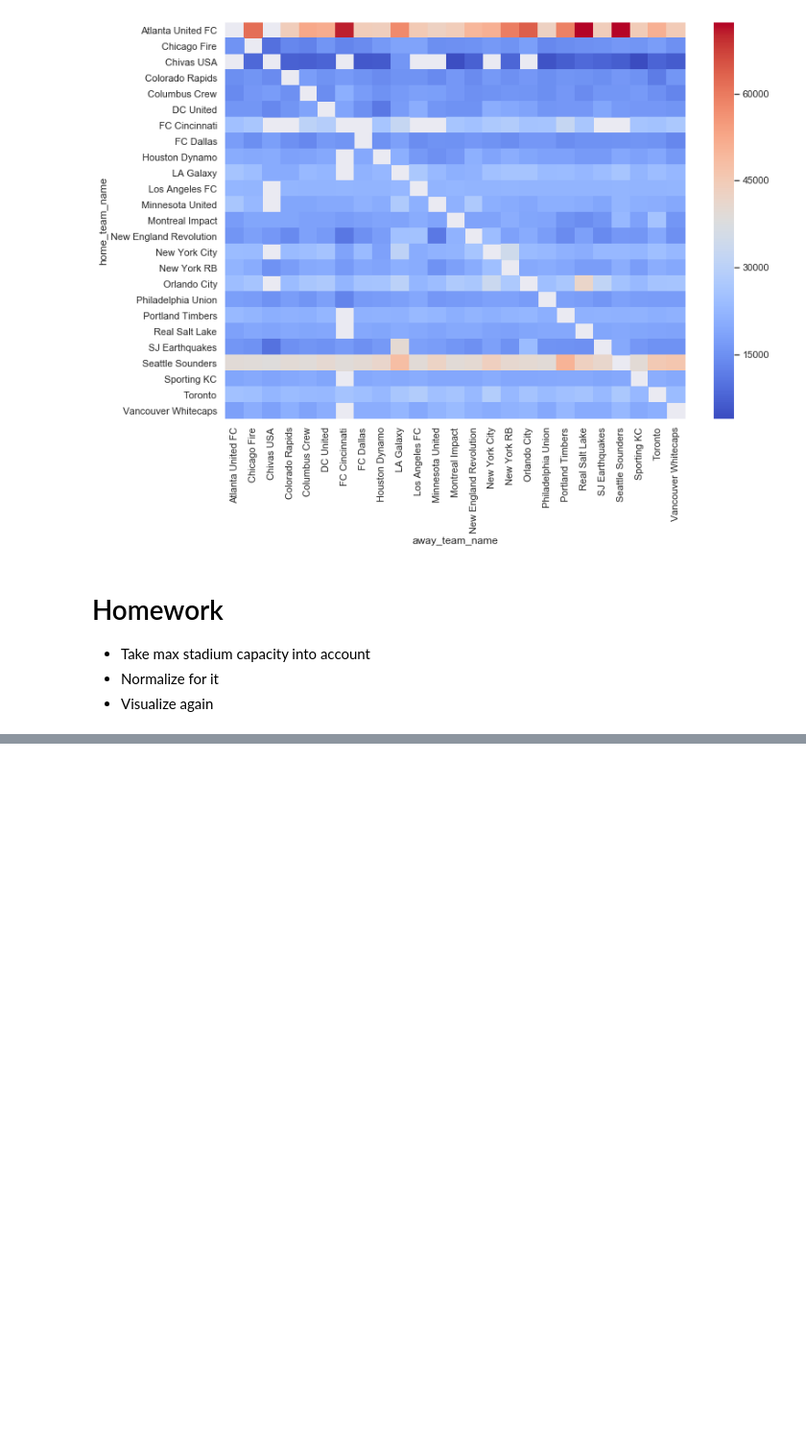
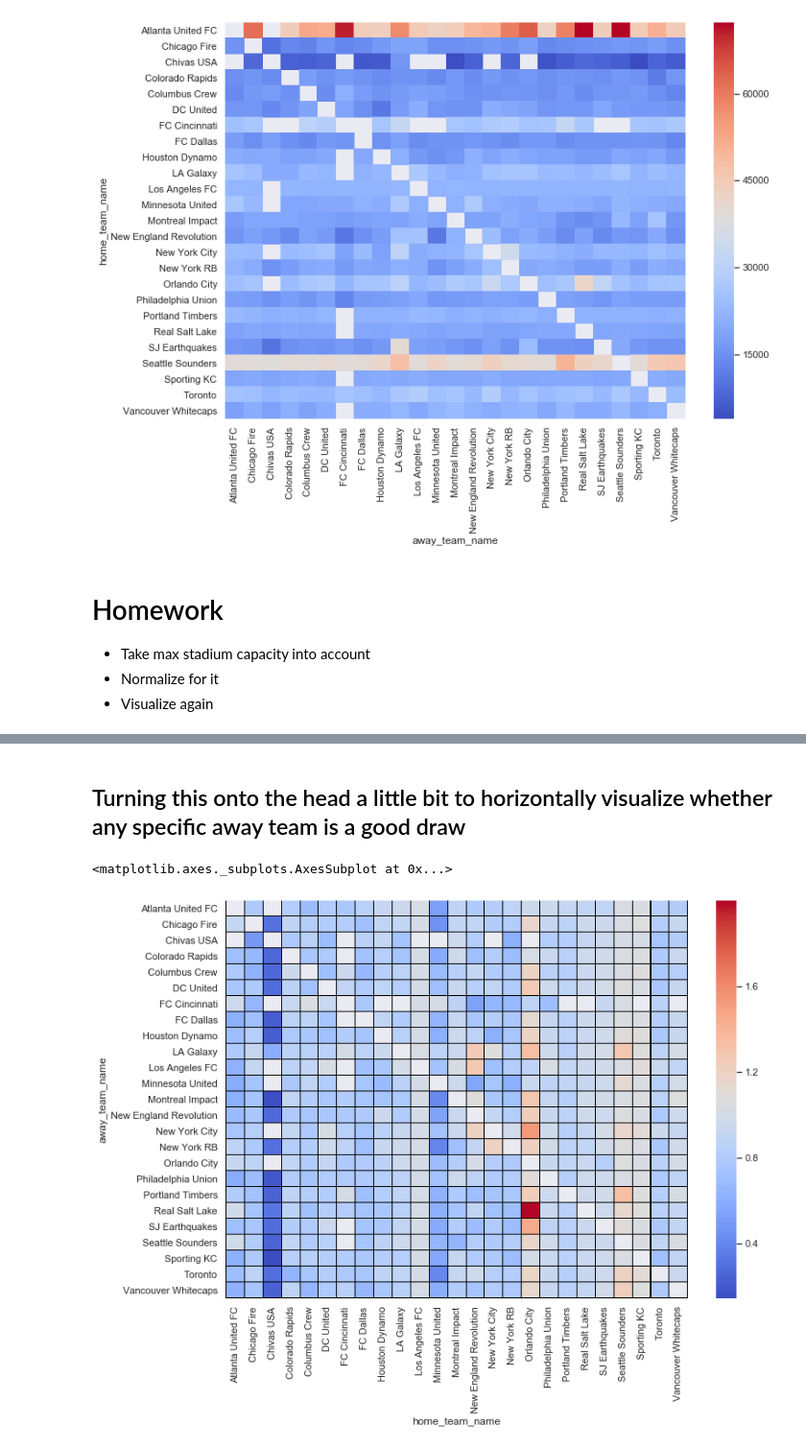
Before and after one commit to novgreenc/SportsDataStudyGroup, a Jupyter notebook: Notebooks/Attendance.ipynb, the cells around one changed output, grey strips where cells are left out. Shown at 96% size. Cells and saved outputs as stored; diff of their text form; code cells hidden in the pictures; blank space fills up the shorter version.

```diff
--- a/Notebooks/Attendance.ipynb
+++ b/Notebooks/Attendance.ipynb
@@ -74,0 +167,9 @@ sns.heatmap(table, cmap='coolwarm')
+# %% [markdown]
+## Turning this onto the head a little bit to horizontally visualize whether any specific away team is a good draw
+# %%
+table2 = pd.pivot_table(games_and_stadium_details, values='capacity_percentage', index='away_team_name', columns=['home_team_name'], aggfunc=np.mean)
+sns.set(rc={'figure.figsize':(11.7,8.27)})
+sns.heatmap(table2, cmap='coolwarm', cbar=True, linecolor="black", linewidth=.01)
+# %% [output]
+<matplotlib.axes._subplots.AxesSubplot at 0x...>
+[figure, added]
```
Also changed, not shown: parts of 15 cells of this notebook, 2 other files.
